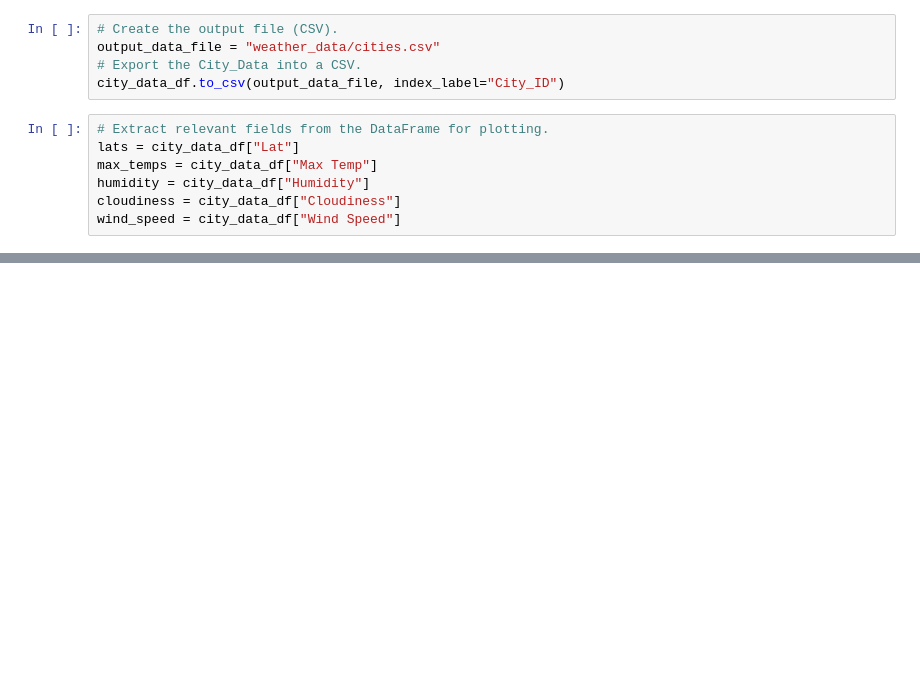
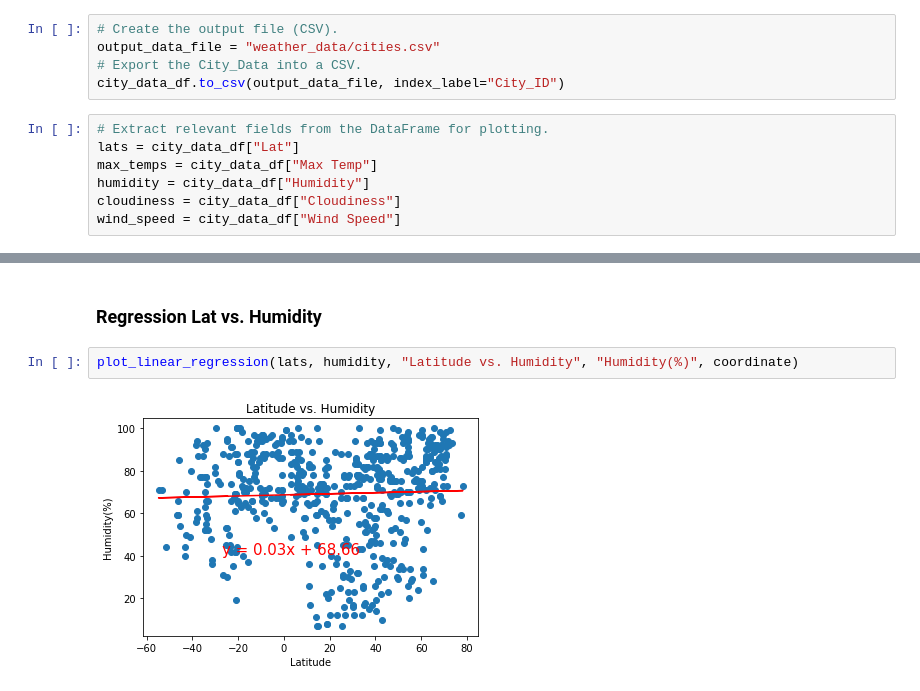
Before and after one commit to jperth1/World_Weather_Analysis, a Jupyter notebook: WeatherPy.ipynb, the cells around one changed output, grey strips where cells are left out. Cells and saved outputs as stored; diff of their text form; blank space fills up the shorter version.

```diff
--- a/WeatherPy.ipynb
+++ b/WeatherPy.ipynb
@@ -386,0 +427,6 @@ plt.show()
+# %% [markdown]
+### Regression Lat vs. Humidity
+# %%
+plot_linear_regression(lats, humidity, "Latitude vs. Humidity", "Humidity(%)", coordinate)
+# %% [output]
+[figure, added]
```
Also changed, not shown: parts of 51 cells of this notebook, 6 other files.
